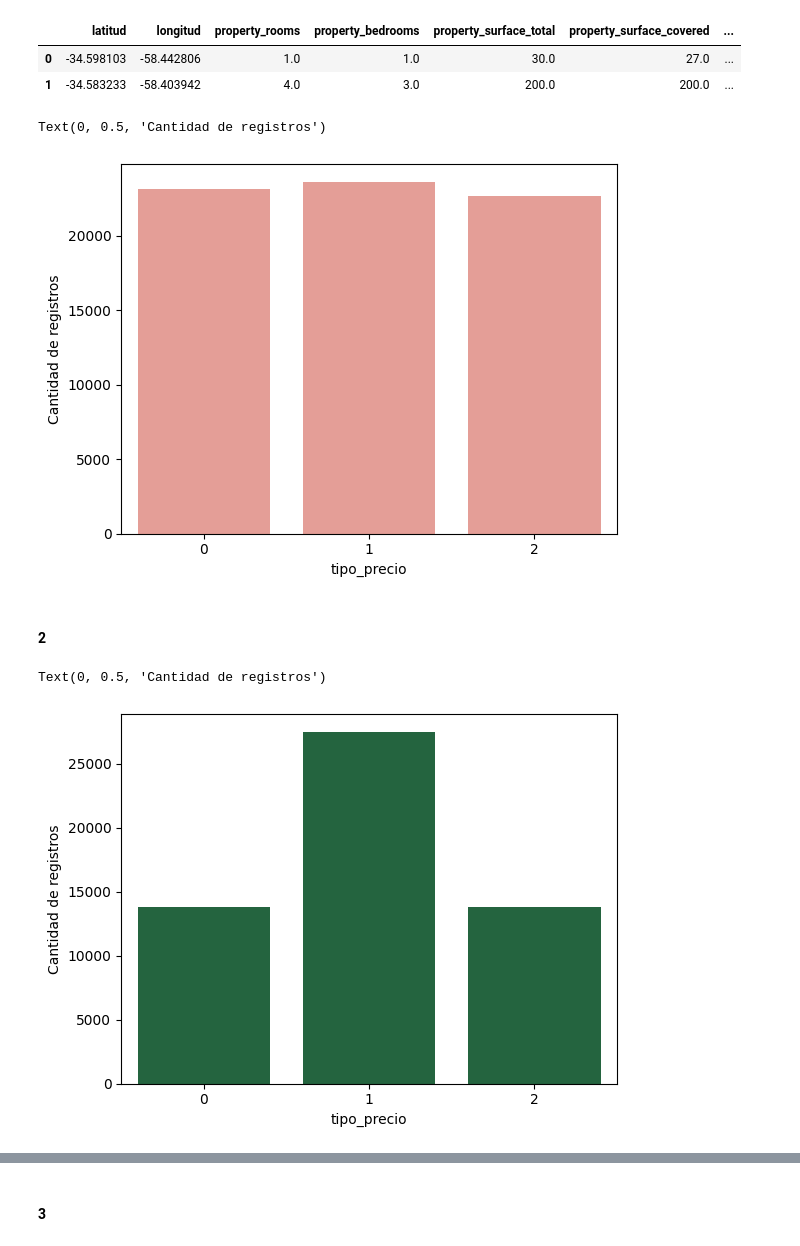
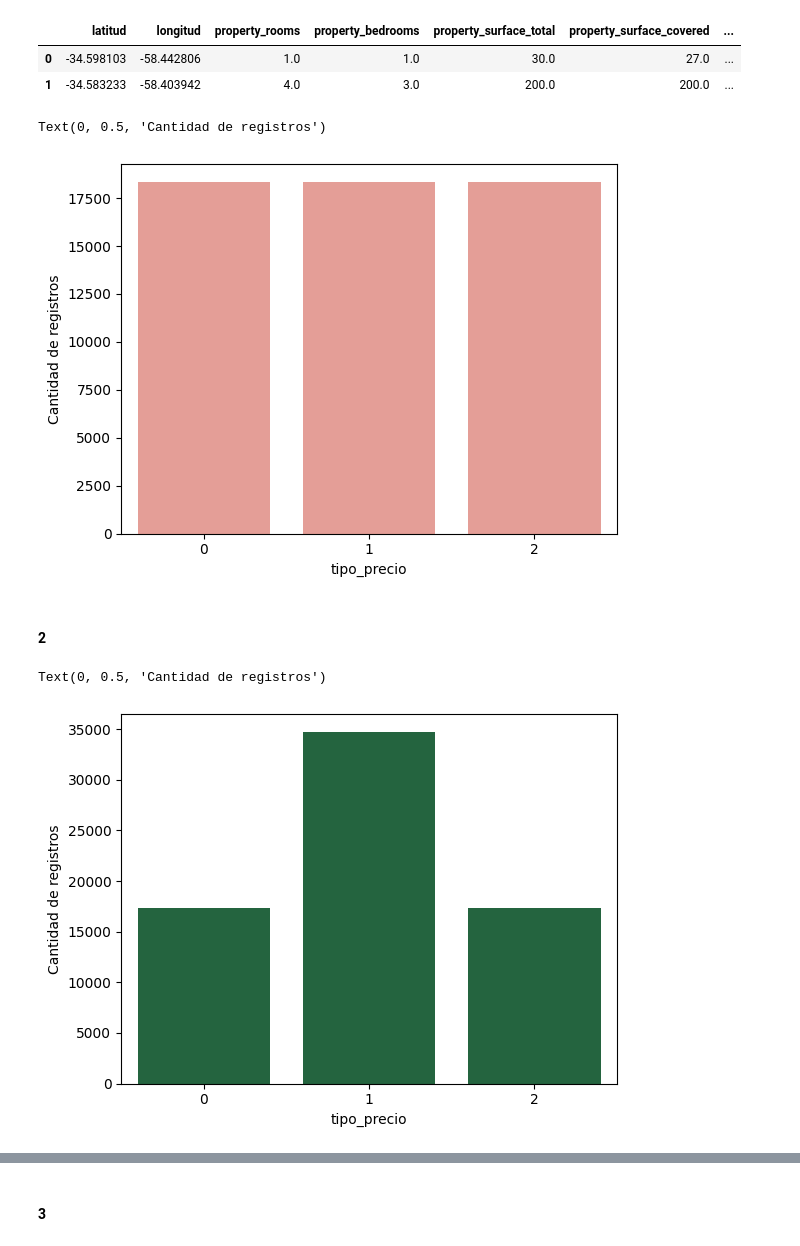
Before and after one commit to Taielmolina01/7506R-1C2024-GRUPO01, a Jupyter notebook: TP1/7606R_TP1_GRUPO01_ENTREGA_N2.ipynb, the cells around one changed output, grey strips where cells are left out. Cells and saved outputs as stored; diff of their text form; code cells hidden in the pictures.

```diff
--- a/TP1/7606R_TP1_GRUPO01_ENTREGA_N2.ipynb
+++ b/TP1/7606R_TP1_GRUPO01_ENTREGA_N2.ipynb
@@ -284,12 +284,12 @@ df_train.columns, df_test.columns
 # %% [markdown]
 #### 1
 # %%
-tope_bajo = df["total_m2_price"].quantile(1/3)
-piso_alto = df["total_m2_price"].quantile(2/3)
+tope_bajo = df_train["total_m2_price"].quantile(1/3)
+piso_alto = df_train["total_m2_price"].quantile(2/3)
 
 labels = [0, 1, 2]
 
-df["tipo_precio"] = pd.cut(df["total_m2_price"], bins=[-float('inf'), tope_bajo, piso_alto, float('inf')], labels=labels, include_lowest=True)
+df_train["tipo_precio"] = pd.cut(df_train["total_m2_price"], bins=[-float('inf'), tope_bajo, piso_alto, float('inf')], labels=labels, include_lowest=True)
 
-df["tipo_precio"] = df["tipo_precio"].astype(int)
+df_train["tipo_precio"] = df_train["tipo_precio"].astype(int)
 # %%
@@ -299,11 +299,11 @@ df.head(2)
 | 0 | -34.598103 | -58.442806 | 1.0 | 1.0 | 30.0 | 27.0 | ... |
 | 1 | -34.583233 | -58.403942 | 4.0 | 3.0 | 200.0 | 200.0 | ... |
 # %%
-sns.countplot(x=df["tipo_precio"], data=df, color=CORAL)
+sns.countplot(x=df_train["tipo_precio"], data=df_train, color=CORAL)
 plt.ylabel("Cantidad de registros")
 # %% [output]
 Text(0, 0.5, 'Cantidad de registros')
-[figure, old version]
+[figure, new version]
 # %% [markdown]
 #### 2
 # %%
@@ -321,7 +321,7 @@ df_train["tipo_precio"] = df_train["tipo_precio"].astype(int)
 # %%
-sns.countplot(x=df_train["tipo_precio"], data=df_train, color=VERDE)
+sns.countplot(x=df["tipo_precio"], data=df, color=VERDE)
 plt.ylabel("Cantidad de registros")
 # %% [output]
 Text(0, 0.5, 'Cantidad de registros')
-[figure, old version]
+[figure, new version]
 # %%
```
Also changed, not shown: parts of 9 cells of this notebook.
